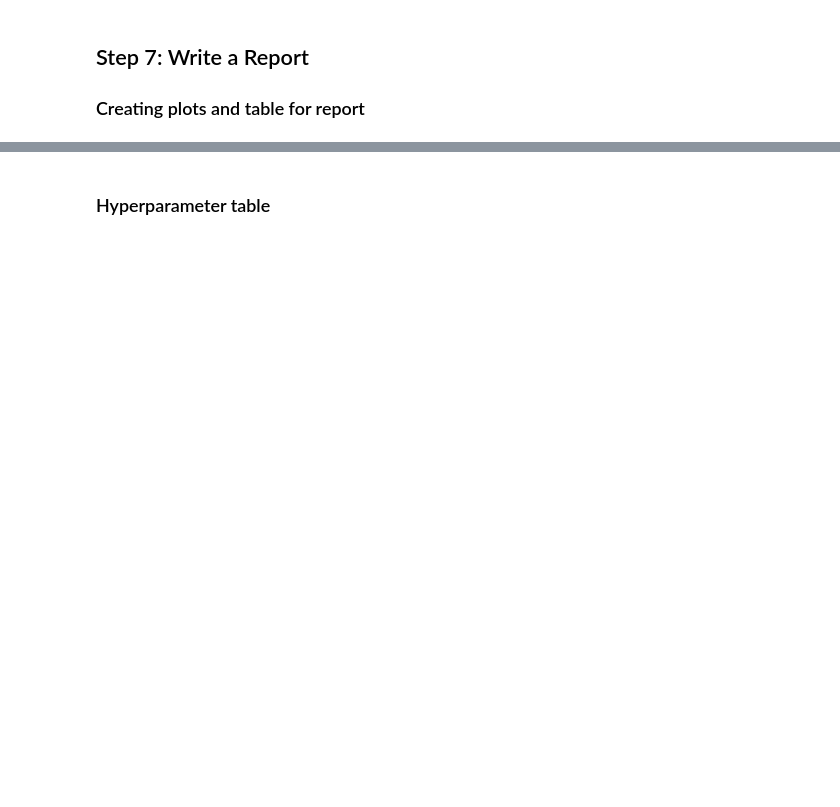
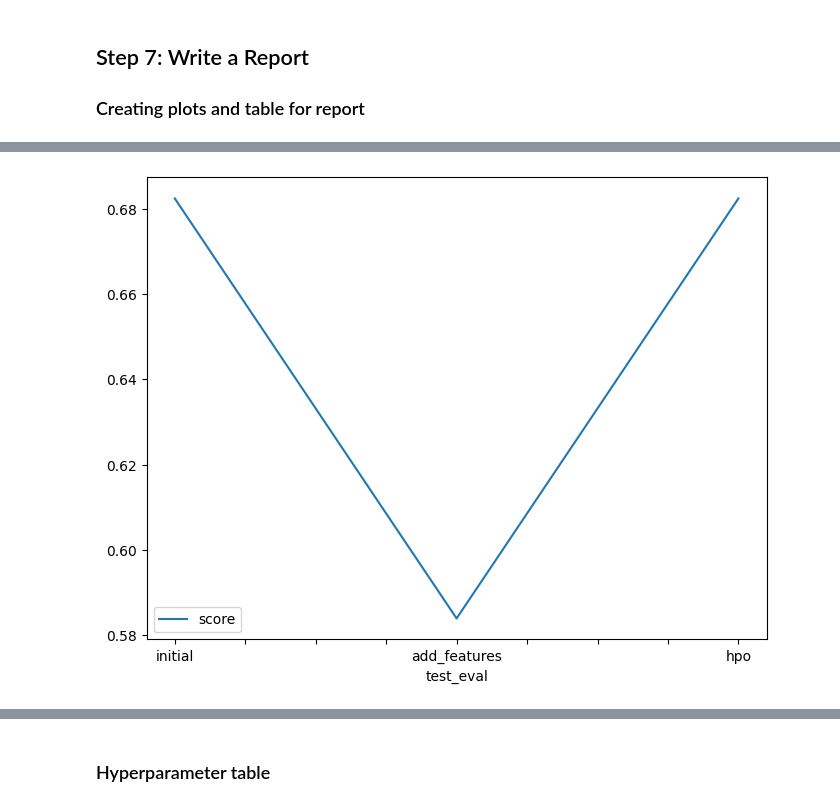
Before and after one commit to omogbolahan94/Bike-Sharing-Demand-Prediction, a Jupyter notebook: main.ipynb, the cells around one changed output, grey strips where cells are left out. Drawn from its saved outputs; the diff is of its cells as text; code cells hidden in the pictures; blank space fills up the shorter version.

```diff
--- a/main.ipynb
+++ b/main.ipynb
@@ -826,10 +937,12 @@ fig.savefig('model_train_score.png')
 # %%
 # Take the 3 kaggle scores and creating a line plot to show improvement
 fig = pd.DataFrame(
     {
         "test_eval": ["initial", "add_features", "hpo"],
-        "score": [1.33754 , 0.52860, 0.68241]
+        "score": [0.68241 , 0.58389, 0.68241]
     }
 ).plot(x="test_eval", y="score", figsize=(8, 6)).get_figure()
 fig.savefig('model_test_score.png')
+# %% [output]
+[figure, added]
 # %%
```
Also changed, not shown: parts of 22 cells of this notebook, 4 other files.
